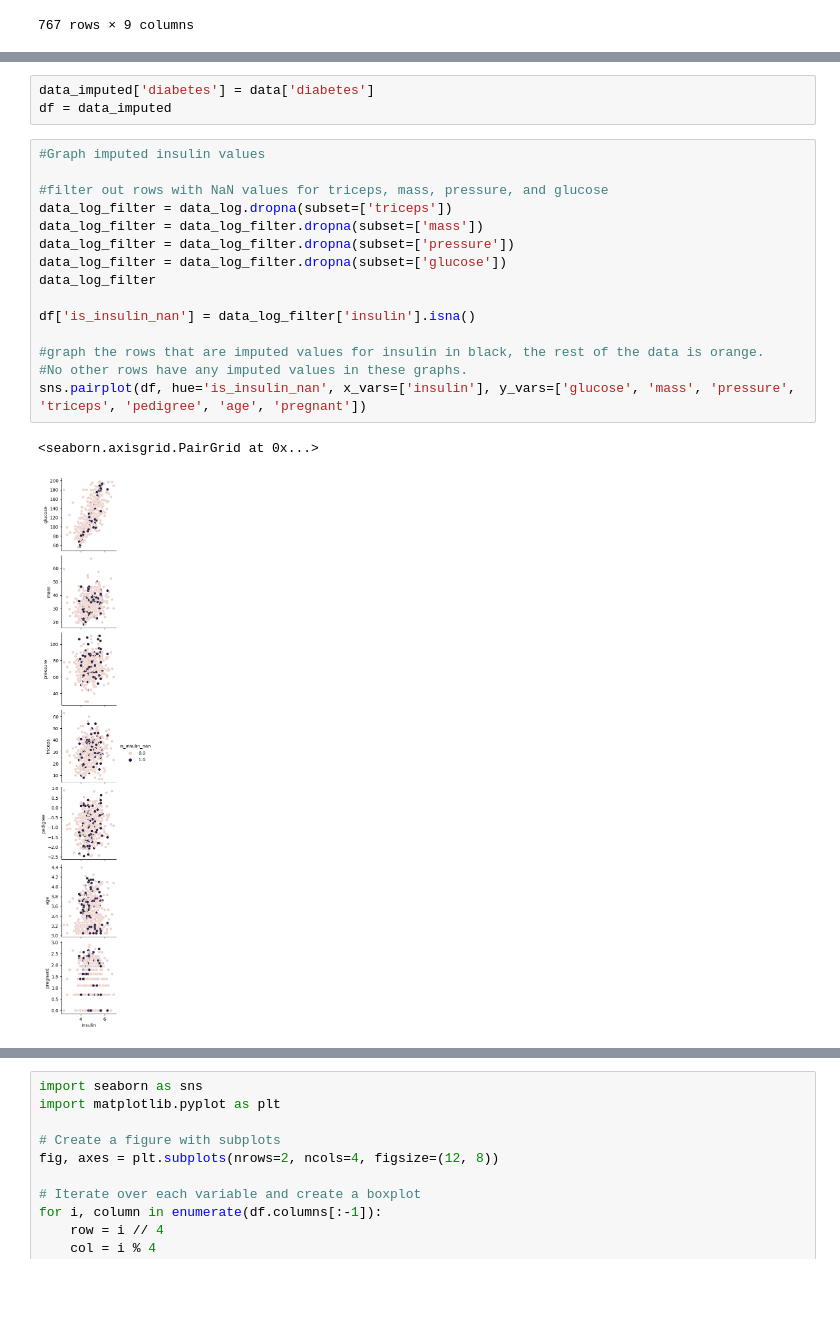
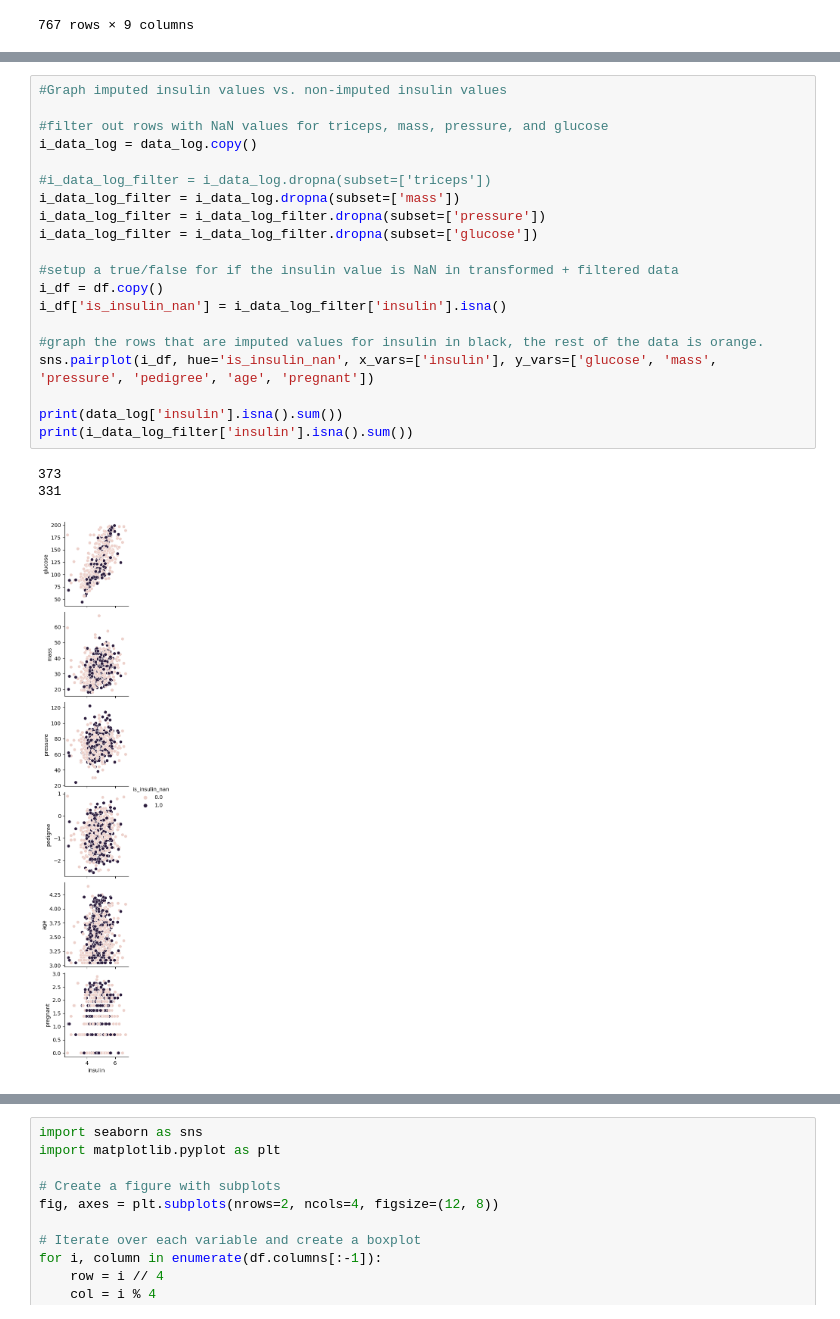
Before and after one commit to darthaydar/Data-Science-Project-Pima, a Jupyter notebook: pima_project.ipynb, the cells around one changed output, grey strips where cells are left out. Cells and saved outputs as stored; diff of their text form; blank space fills up the shorter version.

Commit message:
more graphs

```diff
--- a/pima_project.ipynb
+++ b/pima_project.ipynb
@@ -115,21 +127,24 @@ data_imputed
-# %%
-data_imputed['diabetes'] = data['diabetes']
-df = data_imputed
 # %%
-#Graph imputed insulin values
+#Graph imputed insulin values vs. non-imputed insulin values
 
 #filter out rows with NaN values for triceps, mass, pressure, and glucose
-data_log_filter = data_log.dropna(subset=['triceps'])
-data_log_filter = data_log_filter.dropna(subset=['mass'])
-data_log_filter = data_log_filter.dropna(subset=['pressure'])
-data_log_filter = data_log_filter.dropna(subset=['glucose'])
-data_log_filter
+i_data_log = data_log.copy()
 
-df['is_insulin_nan'] = data_log_filter['insulin'].isna()
+#i_data_log_filter = i_data_log.dropna(subset=['triceps'])
+i_data_log_filter = i_data_log.dropna(subset=['mass'])
+i_data_log_filter = i_data_log_filter.dropna(subset=['pressure'])
+i_data_log_filter = i_data_log_filter.dropna(subset=['glucose'])
+
+#setup a true/false for if the insulin value is NaN in transformed + filtered data
+i_df = df.copy()
+i_df['is_insulin_nan'] = i_data_log_filter['insulin'].isna()
 
 #graph the rows that are imputed values for insulin in black, the rest of the data is orange.
-#No other rows have any imputed values in these graphs.
-sns.pairplot(df, hue='is_insulin_nan', x_vars=['insulin'], y_vars=['glucose', 'mass', 'pressure', 'triceps', 'pedigree', 'age', 'pregnant'])
+sns.pairplot(i_df, hue='is_insulin_nan', x_vars=['insulin'], y_vars=['glucose', 'mass', 'pressure', 'pedigree', 'age', 'pregnant'])
+
+print(data_log['insulin'].isna().sum())
+print(i_data_log_filter['insulin'].isna().sum())
 # %% [output]
-<seaborn.axisgrid.PairGrid at 0x...>
+373
+331
-[figure, old version]
+[figure, new version]
```
Also changed, not shown: parts of 10 cells of this notebook.
